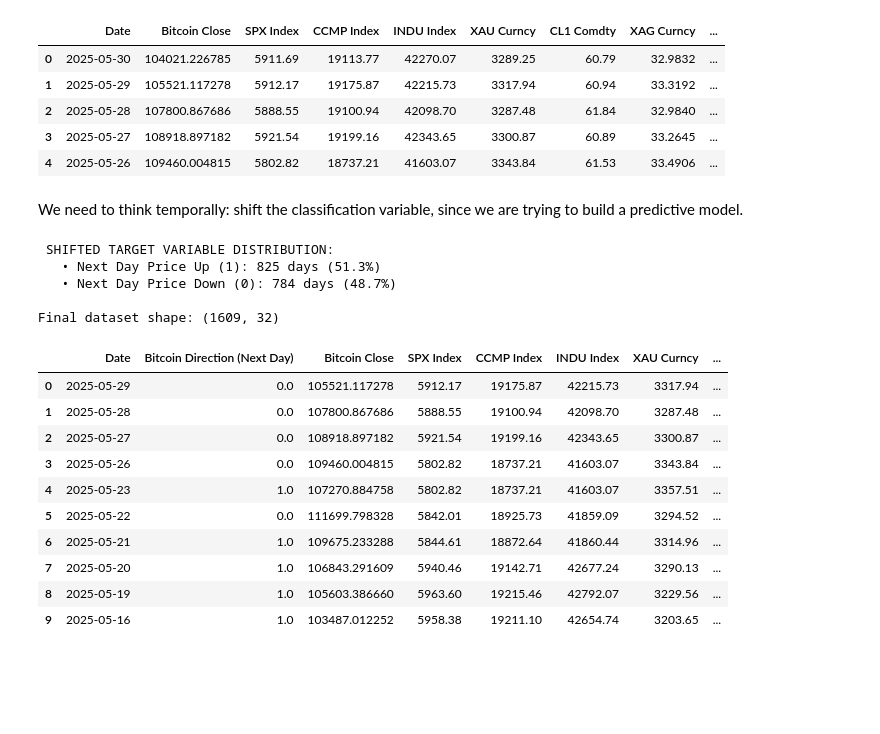
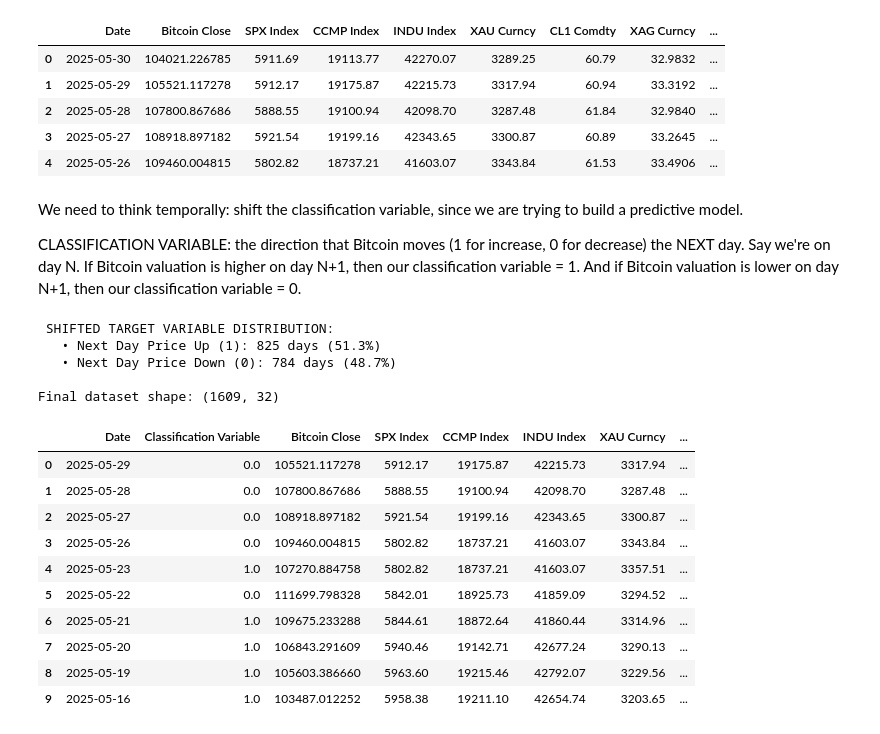
Before and after one commit to sbendre06/Supervised-Learning-BTC-Price-Direction, a Jupyter notebook: Pricing Models/feature-engineering.ipynb, the cells around one changed output. Cells and saved outputs as stored; diff of their text form; code cells hidden in the pictures; blank space fills up the shorter version.

Commit message:
add classification variable

```diff
--- a/Pricing Models/feature-engineering.ipynb
+++ b/Pricing Models/feature-engineering.ipynb
@@ -255,38 +255,40 @@ cols = df.columns.tolist()
 cols.remove('Bitcoin Direction')
 cols.insert(1, 'Bitcoin Direction')
 df = df[cols]
-# %% [markdown]
-We need to think temporally: shift the classification variable, since we are trying to build a predictive model.
+# %% [markdown]
+We need to think temporally: shift the classification variable, since we are trying to build a predictive model.
+
+CLASSIFICATION VARIABLE: the direction that Bitcoin moves (1 for increase, 0 for decrease) the NEXT day. Say we're on day N. If Bitcoin valuation is higher on day N+1, then our classification variable = 1. And if Bitcoin valuation is lower on day N+1, then our classification variable = 0.
 # %%
 # temporal shift of classification variable
-df['Bitcoin Direction (Next Day)'] = df['Bitcoin Direction'].shift(1)
+df['Classification Variable'] = df['Bitcoin Direction'].shift(1)
 df = df.drop('Bitcoin Direction', axis=1)
 
 # column reordering
 cols = df.columns.tolist()
-cols.remove('Bitcoin Direction (Next Day)')
-cols.insert(1, 'Bitcoin Direction (Next Day)')
+cols.remove('Classification Variable')
+cols.insert(1, 'Classification Variable')
 df = df[cols]
 
 # remove first row since it won't have a "next day" direction
 df = df.dropna().reset_index(drop=True)
 
 # some Bitcoin direction stats
-direction_counts = df['Bitcoin Direction (Next Day)'].value_counts()
-direction_pct = df['Bitcoin Direction (Next Day)'].value_counts(normalize=True) * 100
+direction_counts = df['Classification Variable'].value_counts()
+direction_pct = df['Classification Variable'].value_counts(normalize=True) * 100
 print(f"\n SHIFTED TARGET VARIABLE DISTRIBUTION:")
 print(f"   • Next Day Price Up (1): {direction_counts[1]:,} days ({direction_pct[1]:.1f}%)")
 print(f"   • Next Day Price Down (0): {direction_counts[0]:,} days ({direction_pct[0]:.1f}%)")
 
 print(f"\nFinal dataset shape: {df.shape}")
 df.head(10)
 # %% [output]
  SHIFTED TARGET VARIABLE DISTRIBUTION:
    • Next Day Price Up (1): 825 days (51.3%)
    • Next Day Price Down (0): 784 days (48.7%)
 
 Final dataset shape: (1609, 32)
-|  | Date | Bitcoin Direction (Next Day) | Bitcoin Close | SPX Index | CCMP Index | INDU Index | XAU Curncy | ... |
+|  | Date | Classification Variable | Bitcoin Close | SPX Index | CCMP Index | INDU Index | XAU Curncy | ... |
 | 0 | 2025-05-29 | 0.0 | 105521.117278 | 5912.17 | 19175.87 | 42215.73 | 3317.94 | ... |
 | 1 | 2025-05-28 | 0.0 | 107800.867686 | 5888.55 | 19100.94 | 42098.70 | 3287.48 | ... |
 | 2 | 2025-05-27 | 0.0 | 108918.897182 | 5921.54 | 19199.16 | 42343.65 | 3300.87 | ... |
```
